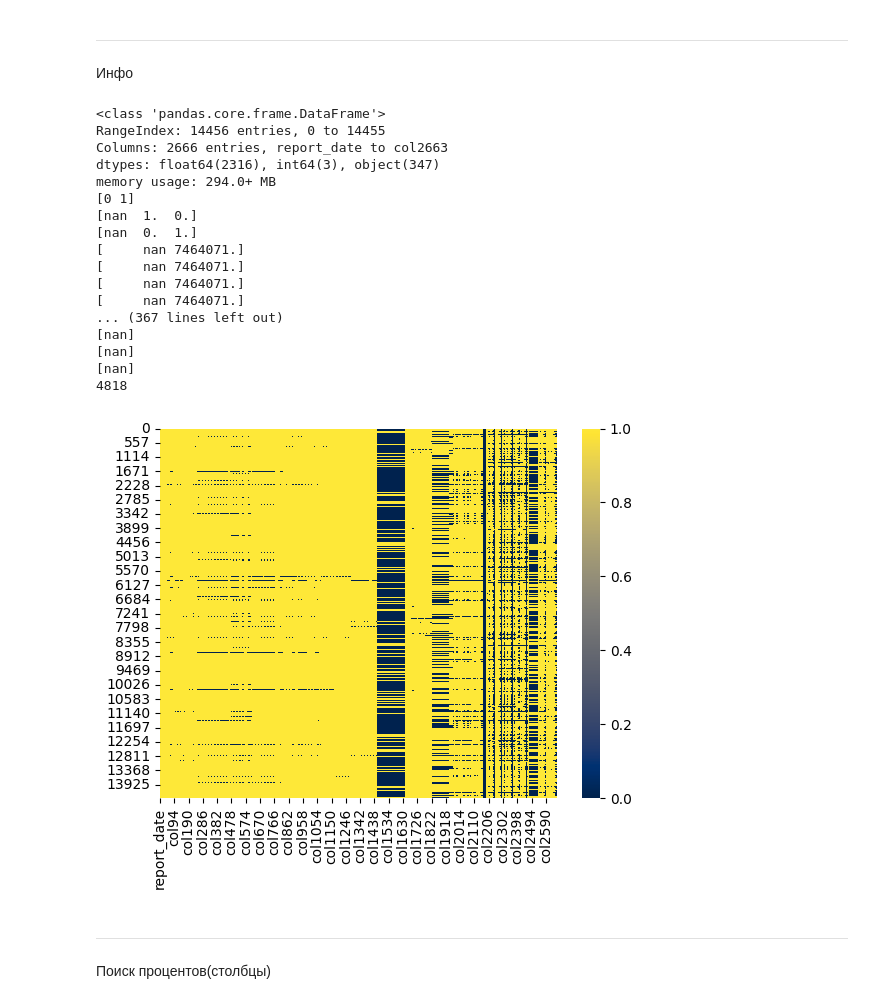
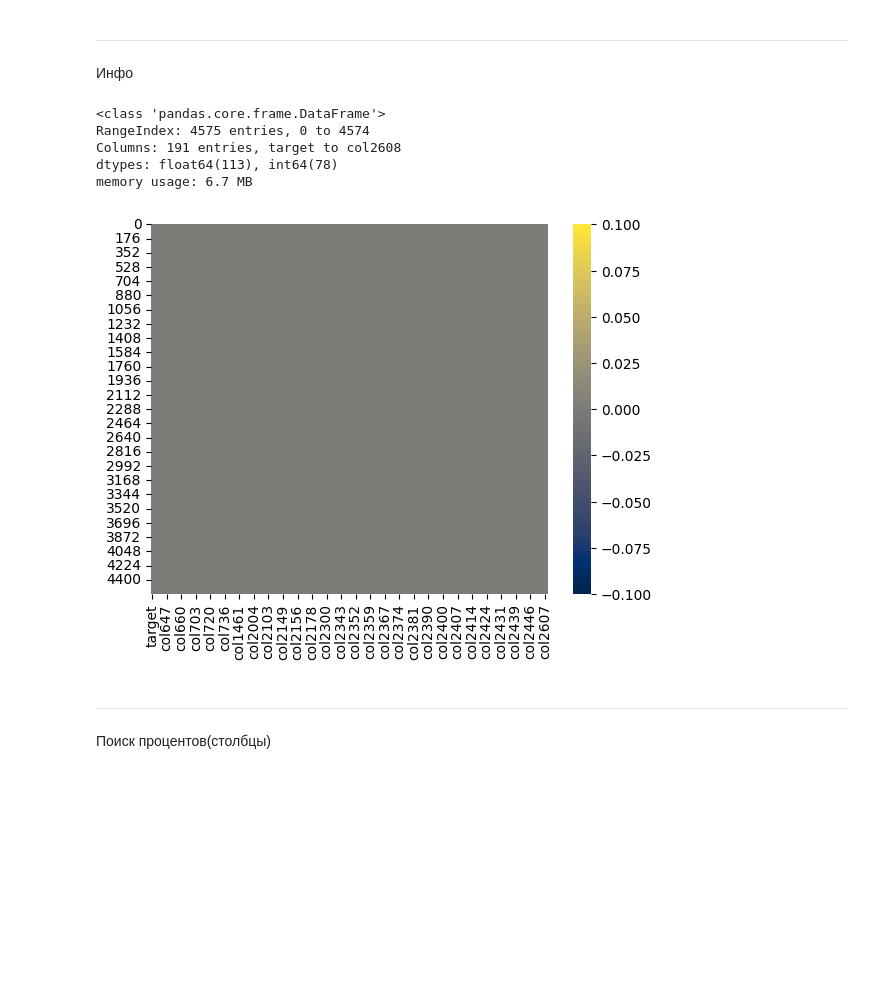
Before and after one commit to Dedushka-Lenin/Intensive_2, a Jupyter notebook: processing/analyzer.ipynb, the cells around one changed output. Saved outputs shown, nothing was run; the diff lists cells and outputs as text; code cells hidden in the pictures; blank space fills up the shorter version.

```diff
--- a/processing/analyzer.ipynb
+++ b/processing/analyzer.ipynb
@@ -5,45 +5,29 @@ ________________________________________________________________________________
 # %%
 import pandas as pd
 import seaborn as sns
 
-df = pd.read_csv("train.csv")
+df = pd.read_csv("train1.csv")
 
 #############################################################################################################################################
 
 df.info()
 
 #############################################################################################################################################
 
 sns.heatmap(df.isnull(), cmap='cividis', annot_kws={'size': 15000})
 
 #############################################################################################################################################
 
 for elm in df.columns:
     nuv = df[elm].nunique()
     if nuv < 2: print(df[elm].unique())
-
-#############################################################################################################################################
-
-print(len(df['col1454'].unique()))
 # %% [output]
 <class 'pandas.core.frame.DataFrame'>
-RangeIndex: 14456 entries, 0 to 14455
-Columns: 2666 entries, report_date to col2663
-dtypes: float64(2316), int64(3), object(347)
-memory usage: 294.0+ MB
-[0 1]
-[nan  1.  0.]
-[nan  0.  1.]
-[     nan 7464071.]
-[     nan 7464071.]
-[     nan 7464071.]
-[     nan 7464071.]
-... (367 lines left out)
-[nan]
-[nan]
-[nan]
-4818
+RangeIndex: 4575 entries, 0 to 4574
+Columns: 191 entries, target to col2608
+dtypes: float64(113), int64(78)
+memory usage: 6.7 MB
-[figure, old version]
+[figure, new version]
 # %% [markdown]
 _____________________________________________________________________________________________________________________________________________________________________________________________
 
```
Also changed, not shown: parts of 3 cells of this notebook, 7 other files.
